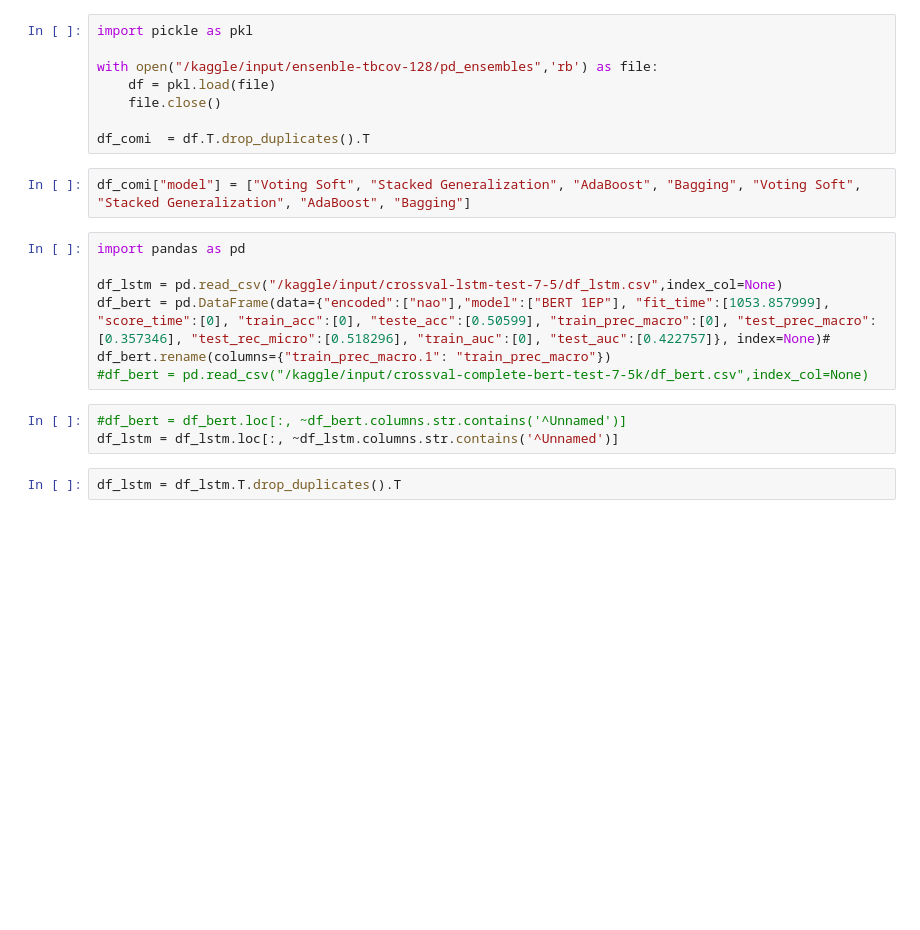
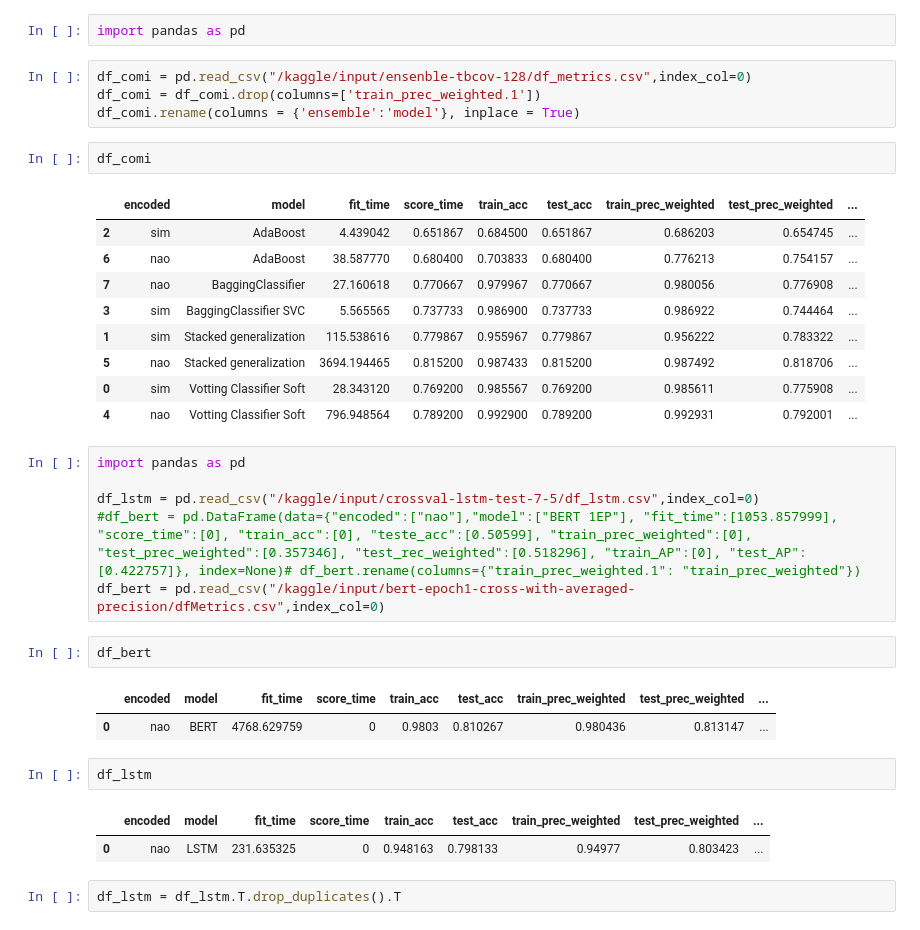
Before and after one commit to chnmelo/mestrado-covid-sentiment-analysis, a Jupyter notebook: graphs-tbcov-128-ensemble.ipynb, the cells around one changed output. Drawn from its saved outputs; the diff is of its cells as text; blank space fills up the shorter version.

```diff
--- a/graphs-tbcov-128-ensemble.ipynb
+++ b/graphs-tbcov-128-ensemble.ipynb
@@ -1,22 +1,37 @@
-# %%
-import pickle as pkl
-
-with open("/kaggle/input/ensenble-tbcov-128/pd_ensembles",'rb') as file:
-    df = pkl.load(file)
-    file.close()
-
-df_comi  = df.T.drop_duplicates().T
-# %%
-df_comi["model"] = ["Voting Soft", "Stacked Generalization", "AdaBoost", "Bagging", "Voting Soft", "Stacked Generalization", "AdaBoost", "Bagging"]
+# %%
+import pandas as pd
+# %%
+df_comi = pd.read_csv("/kaggle/input/ensenble-tbcov-128/df_metrics.csv",index_col=0)
+df_comi = df_comi.drop(columns=['train_prec_weighted.1'])
+df_comi.rename(columns = {'ensemble':'model'}, inplace = True)
+# %%
+df_comi
+# %% [output]
+|  | encoded | model | fit_time | score_time | train_acc | test_acc | train_prec_weighted | test_prec_weighted | ... |
+| 2 | sim | AdaBoost | 4.439042 | 0.651867 | 0.684500 | 0.651867 | 0.686203 | 0.654745 | ... |
+| 6 | nao | AdaBoost | 38.587770 | 0.680400 | 0.703833 | 0.680400 | 0.776213 | 0.754157 | ... |
+| 7 | nao | BaggingClassifier | 27.160618 | 0.770667 | 0.979967 | 0.770667 | 0.980056 | 0.776908 | ... |
+| 3 | sim | BaggingClassifier SVC | 5.565565 | 0.737733 | 0.986900 | 0.737733 | 0.986922 | 0.744464 | ... |
+| 1 | sim | Stacked generalization | 115.538616 | 0.779867 | 0.955967 | 0.779867 | 0.956222 | 0.783322 | ... |
+| 5 | nao | Stacked generalization | 3694.194465 | 0.815200 | 0.987433 | 0.815200 | 0.987492 | 0.818706 | ... |
+| 0 | sim | Votting Classifier Soft | 28.343120 | 0.769200 | 0.985567 | 0.769200 | 0.985611 | 0.775908 | ... |
+| 4 | nao | Votting Classifier Soft | 796.948564 | 0.789200 | 0.992900 | 0.789200 | 0.992931 | 0.792001 | ... |
 # %%
 import pandas as pd
 
-df_lstm = pd.read_csv("/kaggle/input/crossval-lstm-test-7-5/df_lstm.csv",index_col=None)
-df_bert = pd.DataFrame(data={"encoded":["nao"],"model":["BERT 1EP"], "fit_time":[1053.857999], "score_time":[0], "train_acc":[0], "teste_acc":[0.50599], "train_prec_macro":[0], "test_prec_macro":[0.357346], "test_rec_micro":[0.518296], "train_auc":[0], "test_auc":[0.422757]}, index=None)# df_bert.rename(columns={"train_prec_macro.1": "train_prec_macro"})
-#df_bert = pd.read_csv("/kaggle/input/crossval-complete-bert-test-7-5k/df_bert.csv",index_col=None)
+df_lstm = pd.read_csv("/kaggle/input/crossval-lstm-test-7-5/df_lstm.csv",index_col=0)
+#df_bert = pd.DataFrame(data={"encoded":["nao"],"model":["BERT 1EP"], "fit_time":[1053.857999], "score_time":[0], "train_acc":[0], "teste_acc":[0.50599], "train_prec_weighted":[0], "test_prec_weighted":[0.357346], "test_rec_weighted":[0.518296], "train_AP":[0], "test_AP":[0.422757]}, index=None)# df_bert.rename(columns={"train_prec_weighted.1": "train_prec_weighted"})
+df_bert = pd.read_csv("/kaggle/input/bert-epoch1-cross-with-averaged-precision/dfMetrics.csv",index_col=0)
-# %%
-#df_bert = df_bert.loc[:, ~df_bert.columns.str.contains('^Unnamed')]
-df_lstm = df_lstm.loc[:, ~df_lstm.columns.str.contains('^Unnamed')]
+# %%
+df_bert
+# %% [output]
+|  | encoded | model | fit_time | score_time | train_acc | test_acc | train_prec_weighted | test_prec_weighted | ... |
+| 0 | nao | BERT | 4768.629759 | 0 | 0.9803 | 0.810267 | 0.980436 | 0.813147 | ... |
+# %%
+df_lstm
+# %% [output]
+|  | encoded | model | fit_time | score_time | train_acc | test_acc | train_prec_weighted | test_prec_weighted | ... |
+| 0 | nao | LSTM | 231.635325 | 0 | 0.948163 | 0.798133 | 0.94977 | 0.803423 | ... |
 # %%
 df_lstm = df_lstm.T.drop_duplicates().T
 # %%
```
Also changed, not shown: parts of 19 cells of this notebook.
